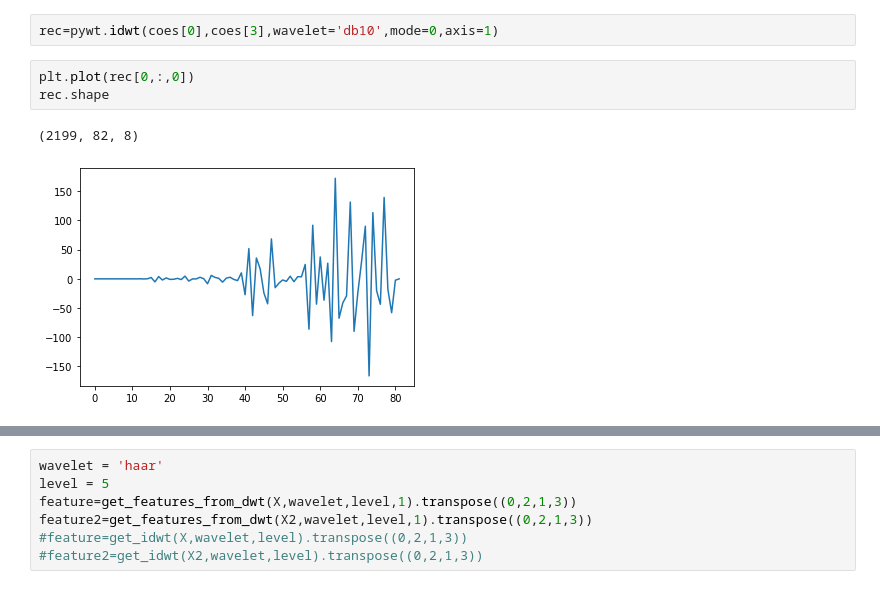
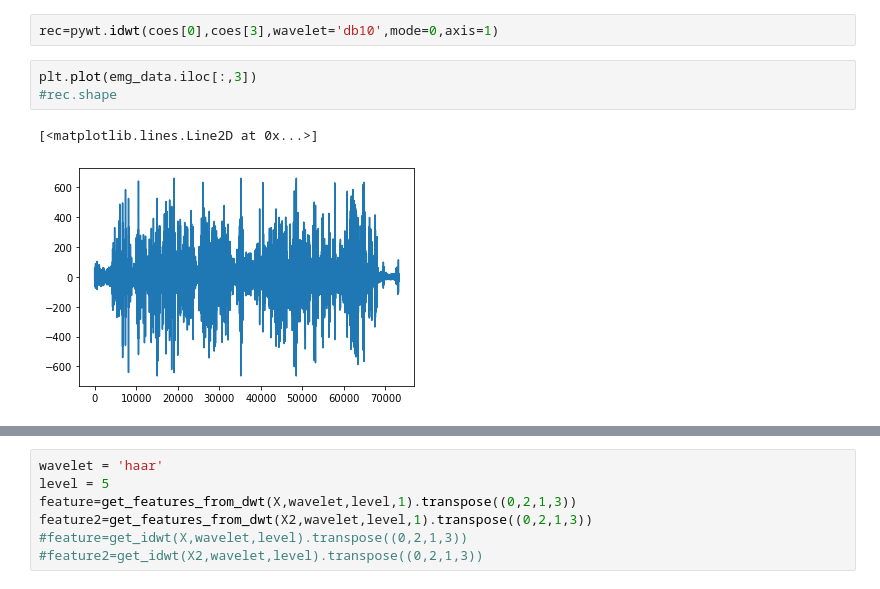
Before and after one commit to wuwenbo718/Master-Thesis, a Jupyter notebook: cnn1d.ipynb, the cells around one changed output, grey strips where cells are left out. Drawn from its saved outputs; the diff is of its cells as text.

```diff
--- a/cnn1d.ipynb
+++ b/cnn1d.ipynb
@@ -206,11 +271,11 @@ coes = pywt.wavedec(X,wavelet=wavelet,mode=0,level=level,axis=1)
 # %%
 rec=pywt.idwt(coes[0],coes[3],wavelet='db10',mode=0,axis=1)
 # %%
-plt.plot(rec[0,:,0])
-rec.shape
+plt.plot(emg_data.iloc[:,3])
+#rec.shape
 # %% [output]
-(2199, 82, 8)
+[<matplotlib.lines.Line2D at 0x...>]
-[figure, old version]
+[figure, new version]
 # %%
 def get_features_from_dwt(data,wavelet='db7',level=5,mode=0):
     coes = pywt.wavedec(data,wavelet=wavelet,mode=mode,level=level,axis=1)
```
Also changed, not shown: parts of 47 cells of this notebook, 13 other files.
